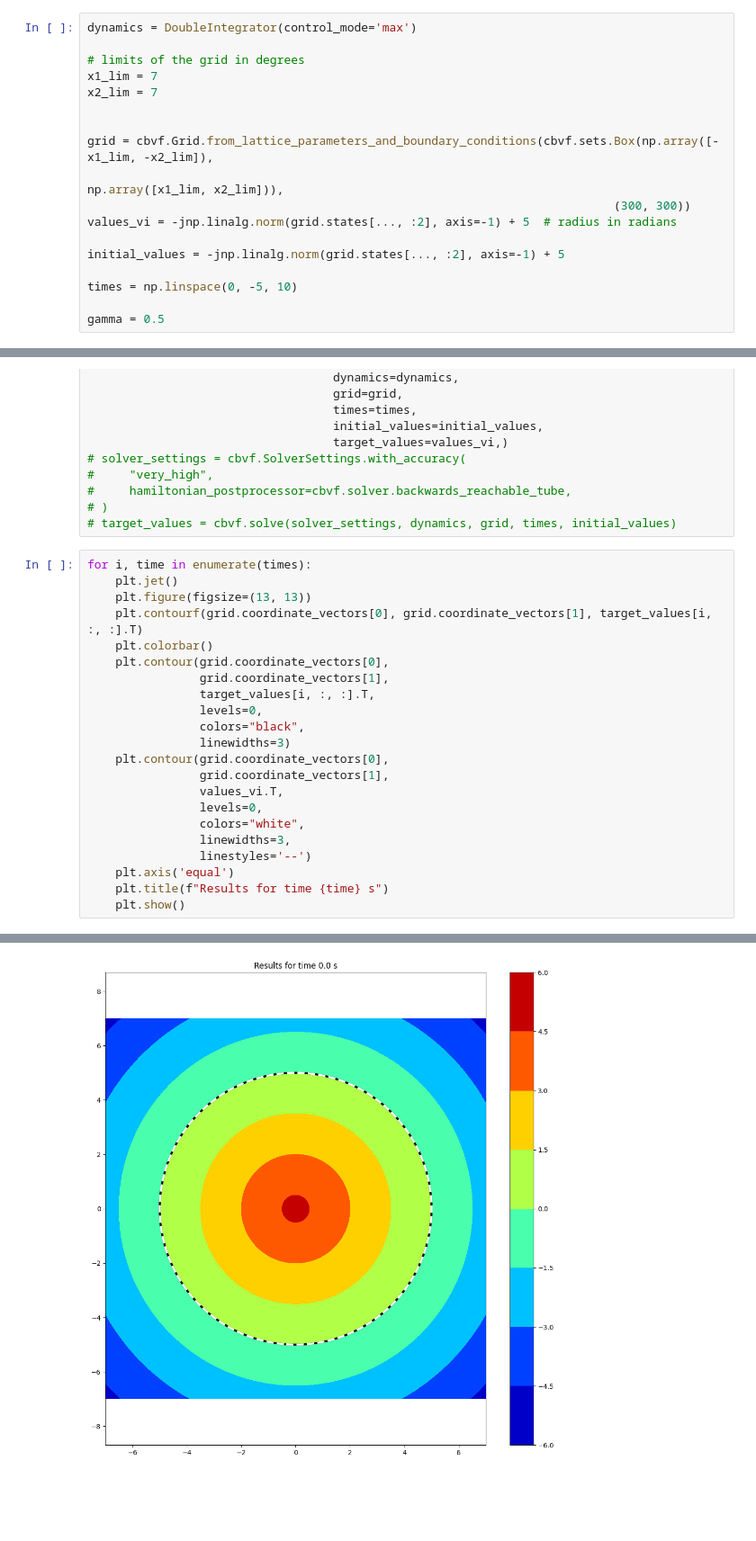
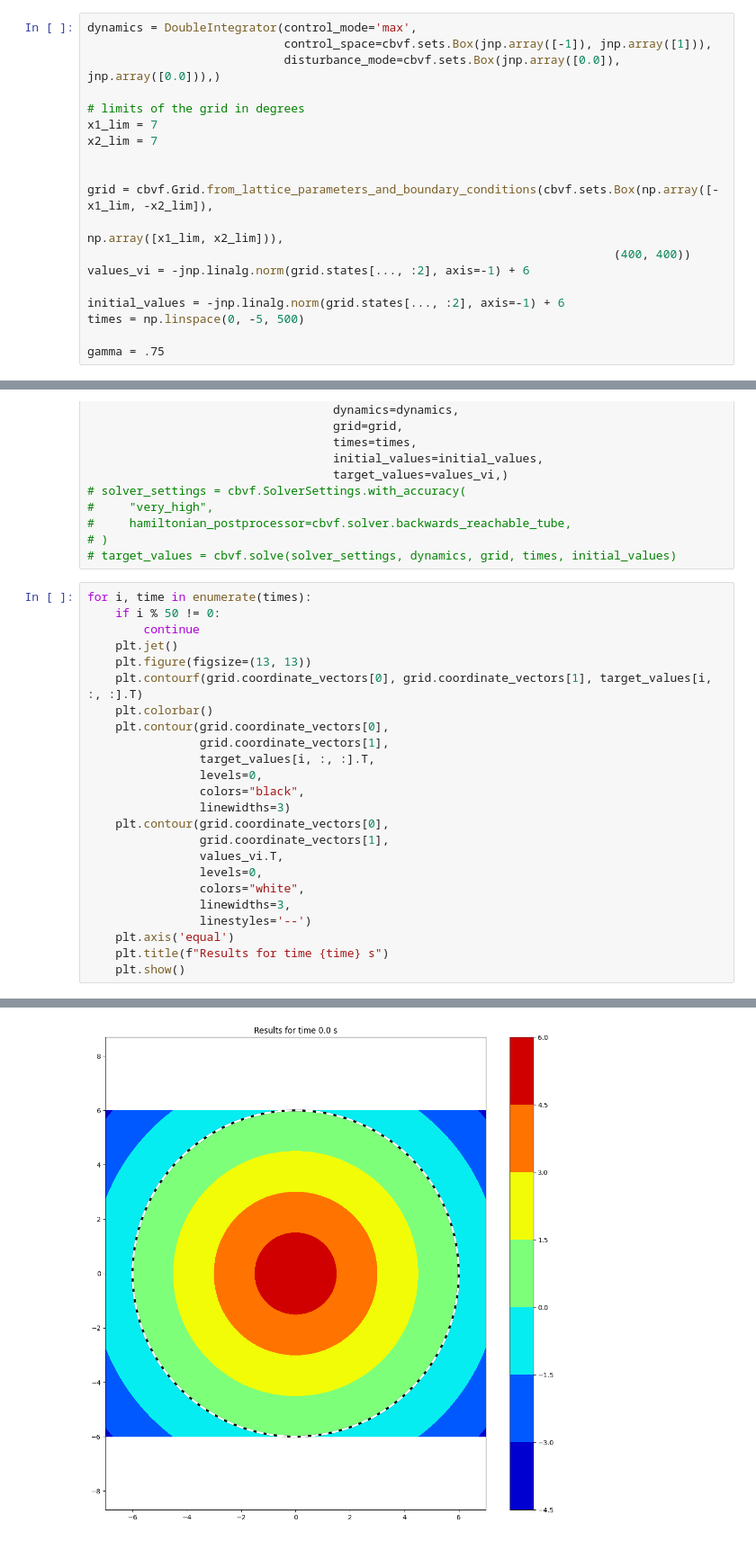
Before and after one commit to Extrabartek/cvbf_safety_filter, a Jupyter notebook: di_hj_calc.ipynb, the cells around one changed output, grey strips where cells are left out. Shown at 90% size. Cells and saved outputs as stored; diff of their text form; blank space fills up the shorter version.

```diff
--- a/di_hj_calc.ipynb
+++ b/di_hj_calc.ipynb
@@ -22,7 +22,9 @@ from controllers.CBVF_QP import CBVFQPController, find_safe_entry_time_efficient
 from controllers.CBVFInterpolator import CBVFInterpolator
 from utils.animator import create_trajectory_animation
 # %%
-dynamics = DoubleIntegrator(control_mode='max')
+dynamics = DoubleIntegrator(control_mode='max',
+                            control_space=cbvf.sets.Box(jnp.array([-1]), jnp.array([1])),
+                            disturbance_mode=cbvf.sets.Box(jnp.array([0.0]), jnp.array([0.0])),)
 
 # limits of the grid in degrees
 x1_lim = 7
@@ -31,14 +33,13 @@ x2_lim = 7
 
 grid = cbvf.Grid.from_lattice_parameters_and_boundary_conditions(cbvf.sets.Box(np.array([-x1_lim, -x2_lim]),
                                                                            np.array([x1_lim, x2_lim])),
-                                                                           (300, 300))
-values_vi = -jnp.linalg.norm(grid.states[..., :2], axis=-1) + 5  # radius in radians
+                                                                           (400, 400))
+values_vi = -jnp.linalg.norm(grid.states[..., :2], axis=-1) + 6
 
-initial_values = -jnp.linalg.norm(grid.states[..., :2], axis=-1) + 5
+initial_values = -jnp.linalg.norm(grid.states[..., :2], axis=-1) + 6
+times = np.linspace(0, -5, 500)
 
-times = np.linspace(0, -5, 10)
-
-gamma = 0.5
+gamma = .75
 # %%
 solver_settings = cbvf.SolverSettings.with_accuracy("cbvf",
                                                   hamiltonian_postprocessor=cbvf.solver.identity,
@@ -56,27 +57,29 @@ target_values = cbvf.solve_cbvf(solver_settings=solver_settings,
 # target_values = cbvf.solve(solver_settings, dynamics, grid, times, initial_values)
 # %%
 for i, time in enumerate(times):
+    if i % 50 != 0:
+        continue
     plt.jet()
     plt.figure(figsize=(13, 13))
     plt.contourf(grid.coordinate_vectors[0], grid.coordinate_vectors[1], target_values[i, :, :].T)
     plt.colorbar()
     plt.contour(grid.coordinate_vectors[0],
                 grid.coordinate_vectors[1],
                 target_values[i, :, :].T,
                 levels=0,
                 colors="black",
                 linewidths=3)
     plt.contour(grid.coordinate_vectors[0],
                 grid.coordinate_vectors[1],
                 values_vi.T,
                 levels=0,
                 colors="white",
                 linewidths=3,
                 linestyles='--')
     plt.axis('equal')
     plt.title(f"Results for time {time} s")
     plt.show()
 # %% [output]
 <Figure size 640x480 with 0 Axes>
-[figure, old version]
+[figure, new version]
 <Figure size 640x480 with 0 Axes>
```
Also changed, not shown: parts of 7 cells of this notebook, 2 other files.
